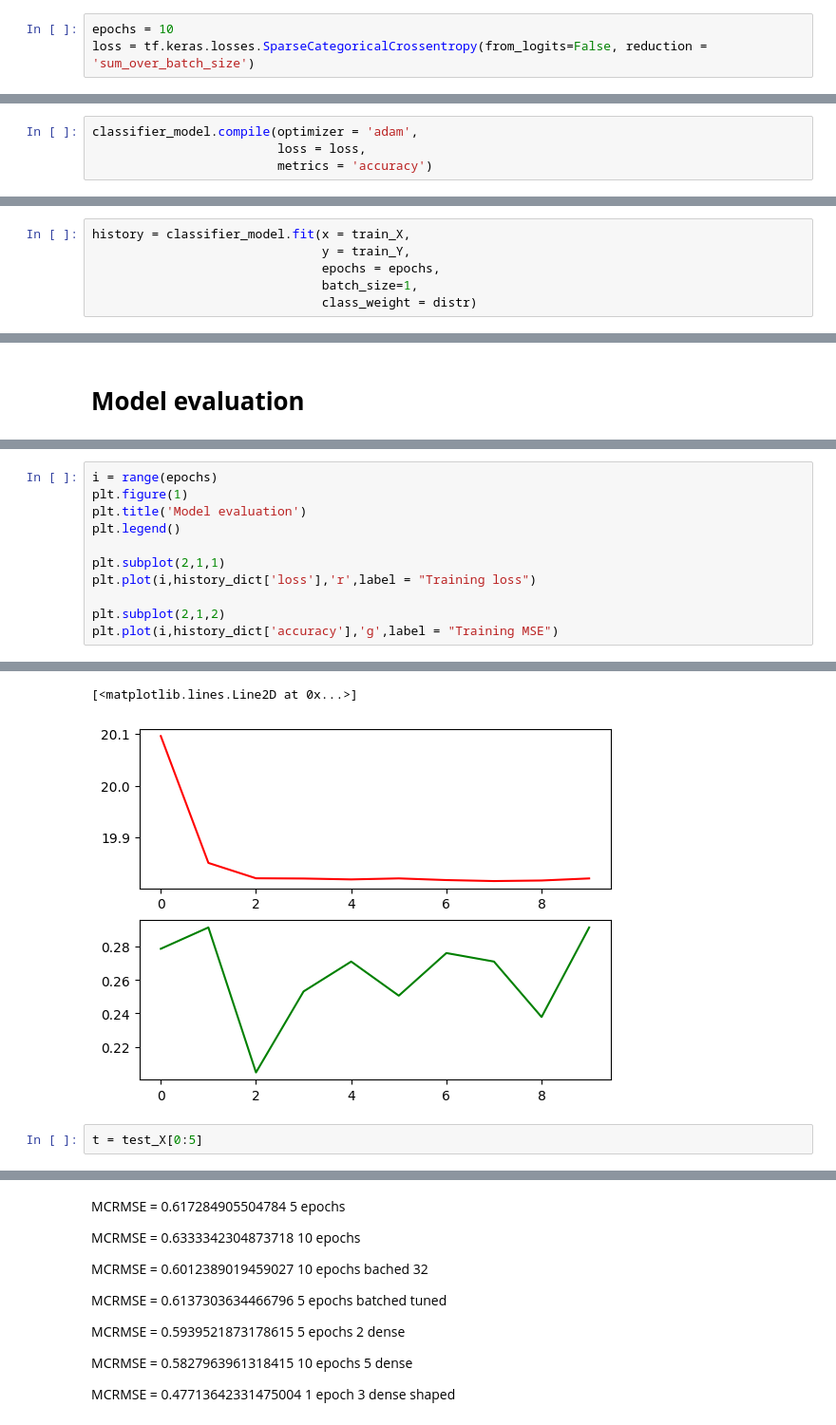
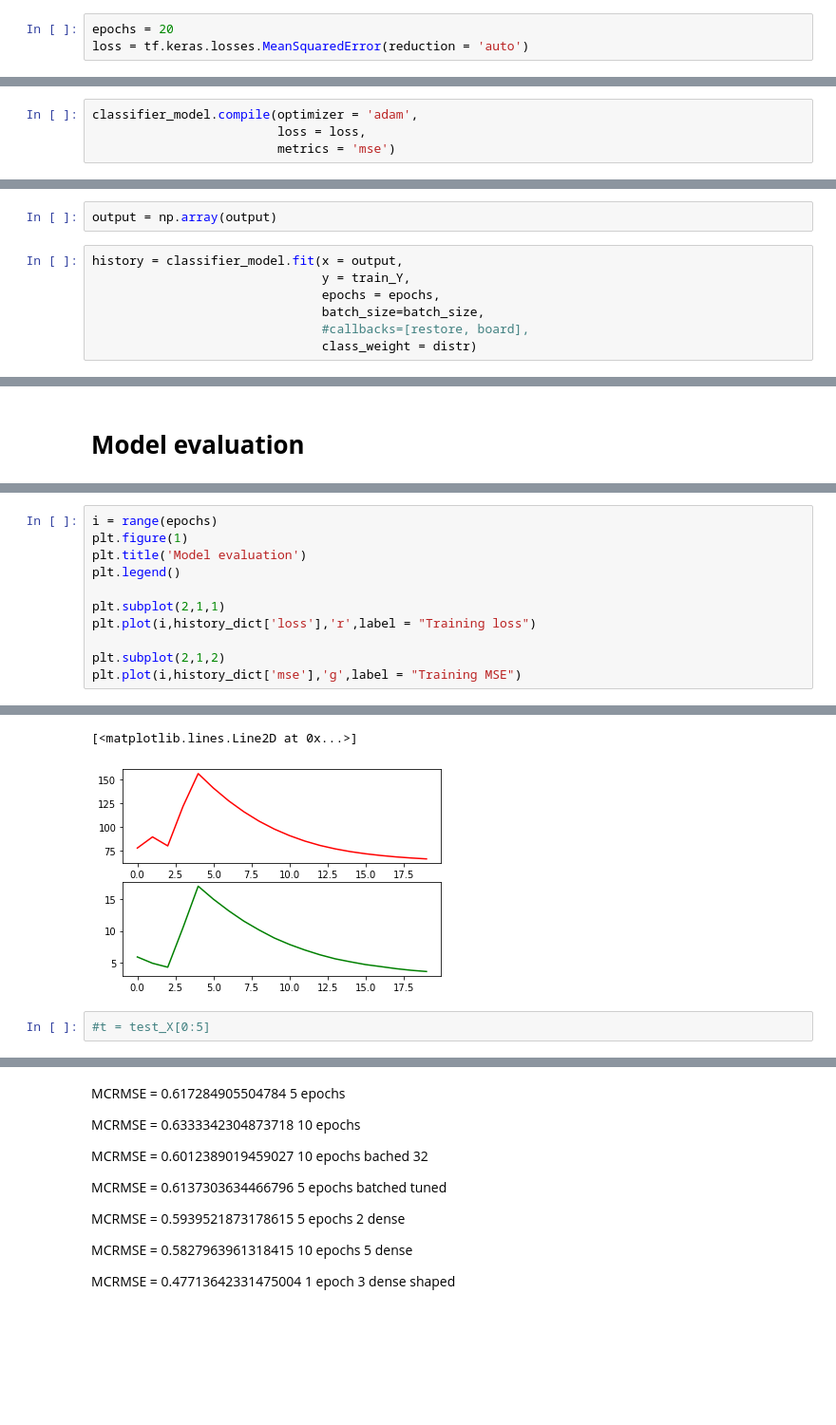
Before and after one commit to khpankiv/Kaggle_learning, a Jupyter notebook: ell_feedback_regres_1_output.ipynb, the cells around one changed output, grey strips where cells are left out. Shown at 95% size. Saved outputs shown, nothing was run; the diff lists cells and outputs as text; blank space fills up the shorter version.

```diff
--- a/ell_feedback_regres_1_output.ipynb
+++ b/ell_feedback_regres_1_output.ipynb
@@ -100,8 +126,8 @@ To enable them in other operations, rebuild TensorFlow with the appropriate comp
 # %% [markdown]
 # **Model training**
 # %%
-epochs = 10
-loss = tf.keras.losses.SparseCategoricalCrossentropy(from_logits=False, reduction = 'sum_over_batch_size')
+epochs = 20
+loss = tf.keras.losses.MeanSquaredError(reduction = 'auto')
 # %%
    # from google3.third_party.tensorflow.core.protobuf import rewriter_config_pb2
     #    config_proto = tf.ConfigProto()
@@ -116,4 +137,4 @@ loss = tf.keras.losses.SparseCategoricalCrossentropy(from_logits=False, reductio
 # %%
 classifier_model.compile(optimizer = 'adam',
                          loss = loss,
-                         metrics = 'accuracy')
+                         metrics = 'mse')
@@ -120,7 +145,10 @@ classifier_model.compile(optimizer = 'adam',
+# %%
+output = np.array(output)
 # %%
-history = classifier_model.fit(x = train_X,
+history = classifier_model.fit(x = output,
                                y = train_Y,
                                epochs = epochs,
-                               batch_size=1,
+                               batch_size=batch_size,
+                               #callbacks=[restore, board],
                                class_weight = distr)
 # %% [output]
@@ -161,5 +186,5 @@ plt.subplot(2,1,1)
 plt.plot(i,history_dict['loss'],'r',label = "Training loss")
 
 plt.subplot(2,1,2)
-plt.plot(i,history_dict['accuracy'],'g',label = "Training MSE")
+plt.plot(i,history_dict['mse'],'g',label = "Training MSE")
 # %% [output]
@@ -167,5 +192,5 @@ WARNING:matplotlib.legend:No artists with labels found to put in legend.  Note t
 [<matplotlib.lines.Line2D at 0x...>]
-[figure, old version]
+[figure, new version]
 # %%
-t = test_X[0:5]
+#t = test_X[0:5]
 # %%
```
Also changed, not shown: parts of 38 cells of this notebook.
